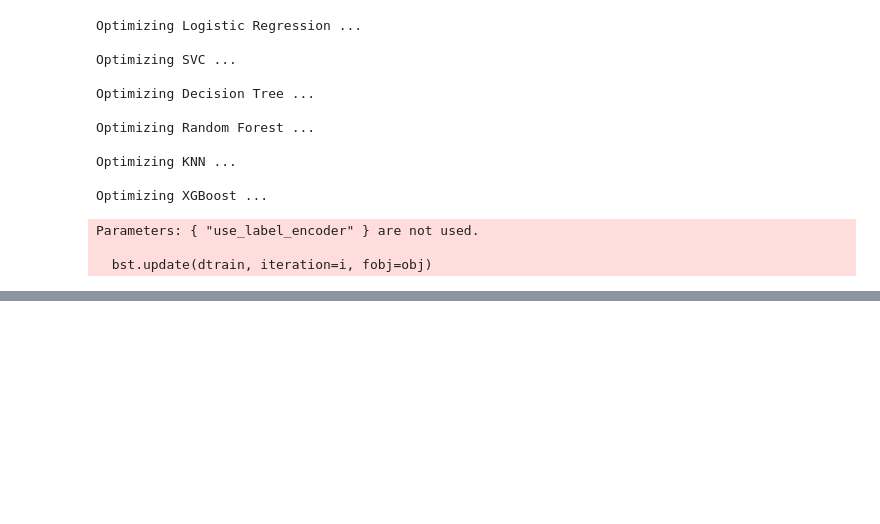
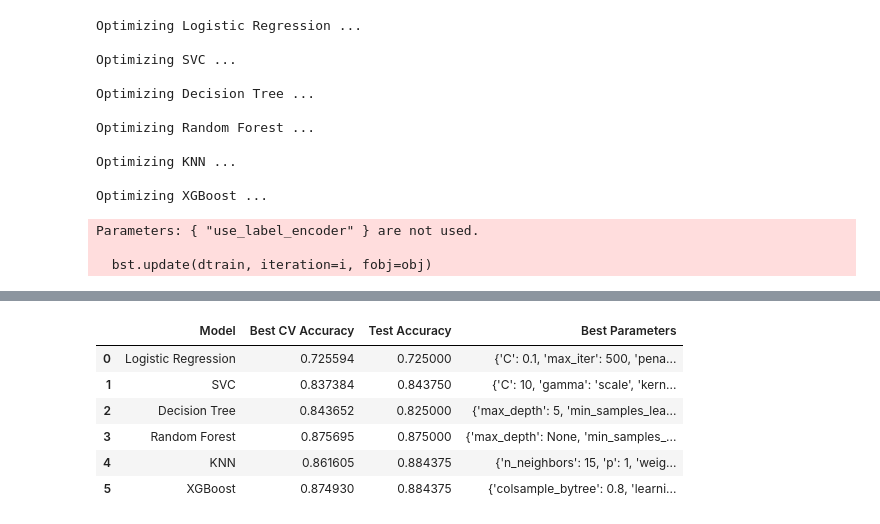
Before and after one commit to kubukaban/machine-learning-projekt, a Jupyter notebook: projektv2.ipynb, the cells around one changed output, grey strips where cells are left out. Cells and saved outputs as stored; diff of their text form; code cells hidden in the pictures; blank space fills up the shorter version.

```diff
--- a/projektv2.ipynb
+++ b/projektv2.ipynb
@@ -611,0 +692,33 @@ XGBoost              0.825000           0.893795
+# %%
+models = {
+    "Logistic Regression": LogisticRegression(),
+    "SVC": SVC(probability=True),
+    "Decision Tree": DecisionTreeClassifier(),
+    "Random Forest": RandomForestClassifier(),
+    "KNN": KNeighborsClassifier(),
+    "XGBoost": xgb.XGBClassifier(objective="binary:logistic",
+        eval_metric="logloss",
+        use_label_encoder=False)
+}
+
+results = []
+
+for name in models:
+    print(f"\nOptimizing {name} ...")
+
+    grid = GridSearchCV(
+        models[name],
+        param_grids[name],
+        scoring="accuracy",
+        cv=5,
+        n_jobs=-1
+    )
+
+    grid.fit(X_train, y_train)
+
+    best_model = grid.best_estimator_
+    best_params = grid.best_params_
+    best_score = grid.best_score_
+    test_accuracy = best_model.score(X_test, y_test)
+
+    results.append([name, best_score, test_accuracy, best_params])
@@ -611,0 +740,14 @@ XGBoost              0.825000           0.893795
+# %%
+results_df = pd.DataFrame(results, columns=[
+    "Model", "Best CV Accuracy", "Test Accuracy", "Best Parameters"
+])
+
+results_df
+# %% [output]
+|  | Model | Best CV Accuracy | Test Accuracy | Best Parameters |
+| 0 | Logistic Regression | 0.725594 | 0.725000 | {'C': 0.1, 'max_iter': 500, 'pena... |
+| 1 | SVC | 0.837384 | 0.843750 | {'C': 10, 'gamma': 'scale', 'kern... |
+| 2 | Decision Tree | 0.843652 | 0.825000 | {'max_depth': 5, 'min_samples_lea... |
+| 3 | Random Forest | 0.875695 | 0.875000 | {'max_depth': None, 'min_samples_... |
+| 4 | KNN | 0.861605 | 0.884375 | {'n_neighbors': 15, 'p': 1, 'weig... |
+| 5 | XGBoost | 0.874930 | 0.884375 | {'colsample_bytree': 0.8, 'learni... |
```
Also changed, not shown: parts of 17 cells of this notebook.
